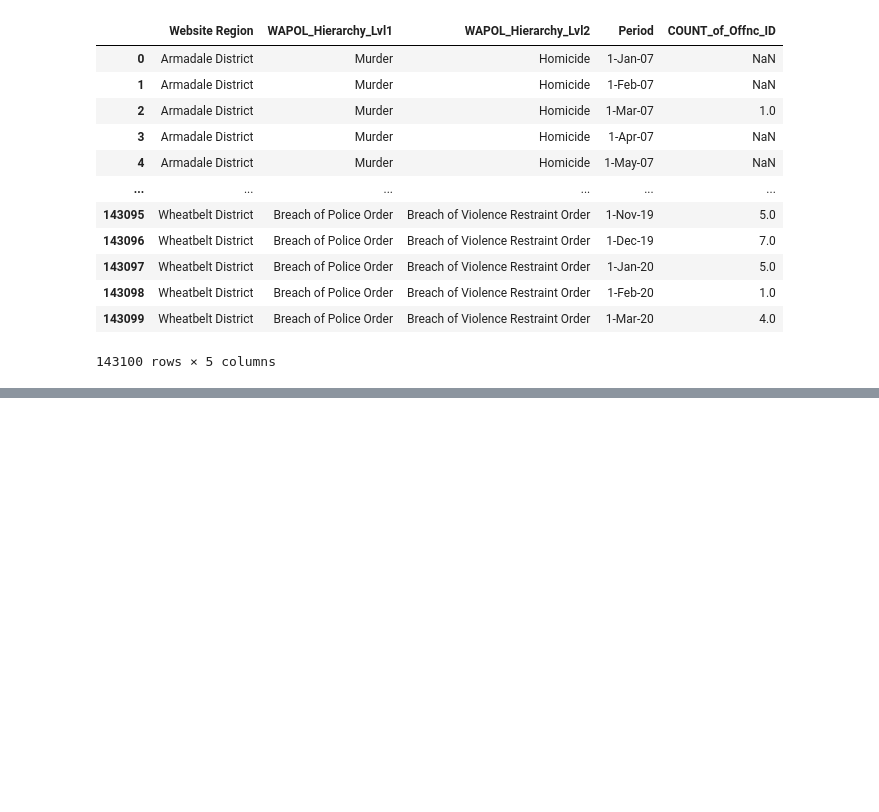
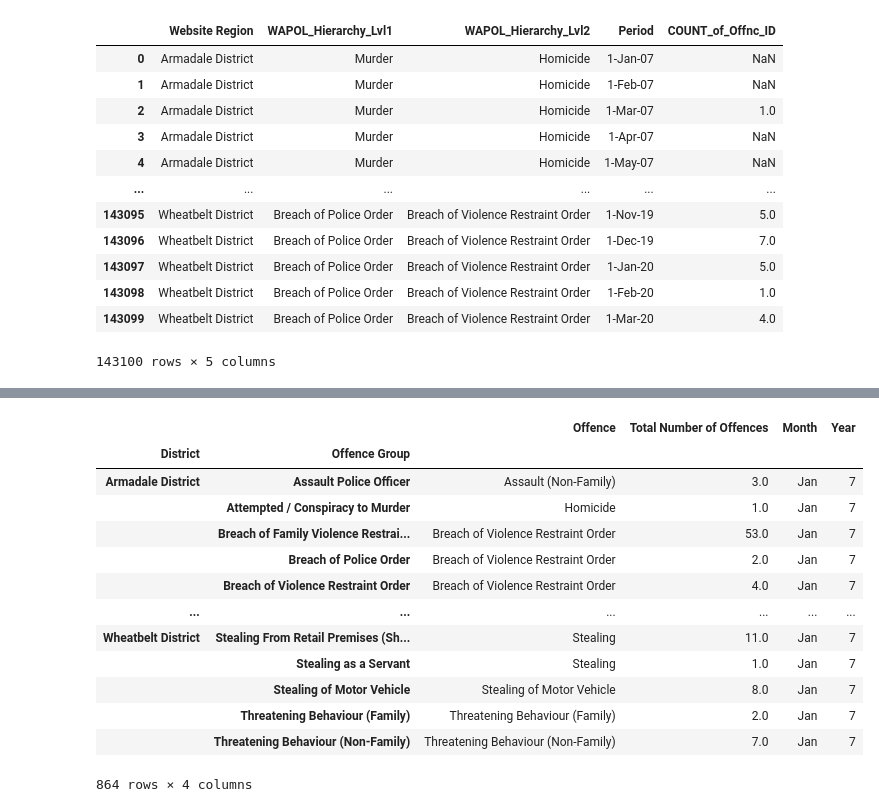
Before and after one commit to natalieddavies/BootcampProject1, a Jupyter notebook: wacrime.ipynb, the cells around one changed output, grey strips where cells are left out. Drawn from its saved outputs; the diff is of its cells as text; code cells hidden in the pictures; blank space fills up the shorter version.

```diff
--- a/wacrime.ipynb
+++ b/wacrime.ipynb
@@ -54,0 +132,19 @@ raw_crime_data
+# %%
+grouped = raw_crime_data.groupby(['District', 'Offence Group'])
+
+grouped.first()
+# %% [output]
+|  |  | Offence | Total Number of Offences | Month | Year |
+| District | Offence Group |  |  |  |  |
+| Armadale District | Assault Police Officer | Assault (Non-Family) | 3.0 | Jan | 7 |
+|  | Attempted / Conspiracy to Murder | Homicide | 1.0 | Jan | 7 |
+|  | Breach of Family Violence Restrai... | Breach of Violence Restraint Order | 53.0 | Jan | 7 |
+|  | Breach of Police Order | Breach of Violence Restraint Order | 2.0 | Jan | 7 |
+|  | Breach of Violence Restraint Order | Breach of Violence Restraint Order | 4.0 | Jan | 7 |
+| ... | ... | ... | ... | ... | ... |
+| Wheatbelt District | Stealing From Retail Premises (Sh... | Stealing | 11.0 | Jan | 7 |
+|  | Stealing as a Servant | Stealing | 1.0 | Jan | 7 |
+|  | Stealing of Motor Vehicle | Stealing of Motor Vehicle | 8.0 | Jan | 7 |
+|  | Threatening Behaviour (Family) | Threatening Behaviour (Family) | 2.0 | Jan | 7 |
+|  | Threatening Behaviour (Non-Family) | Threatening Behaviour (Non-Family) | 7.0 | Jan | 7 |
+864 rows × 4 columns
```
Also changed, not shown: parts of 9 cells of this notebook, 4 other files.
